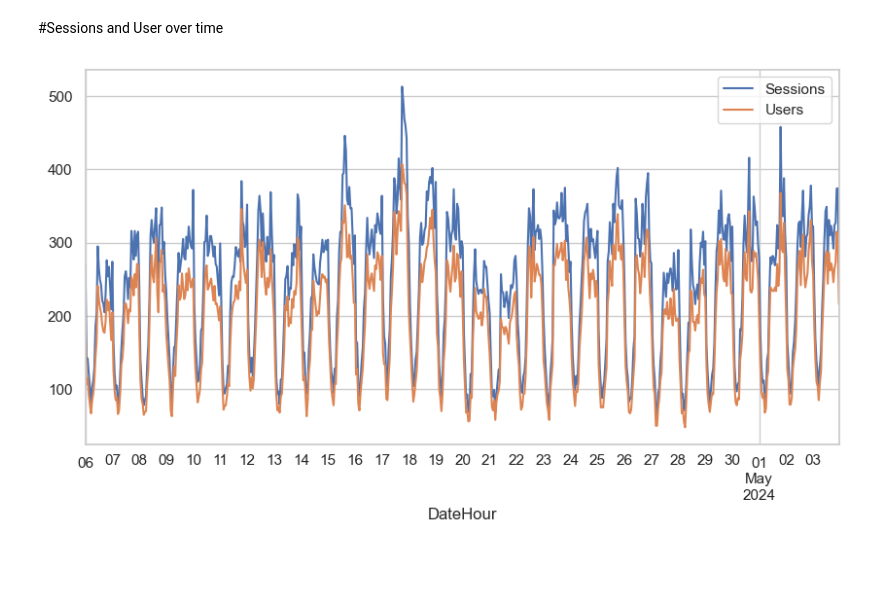
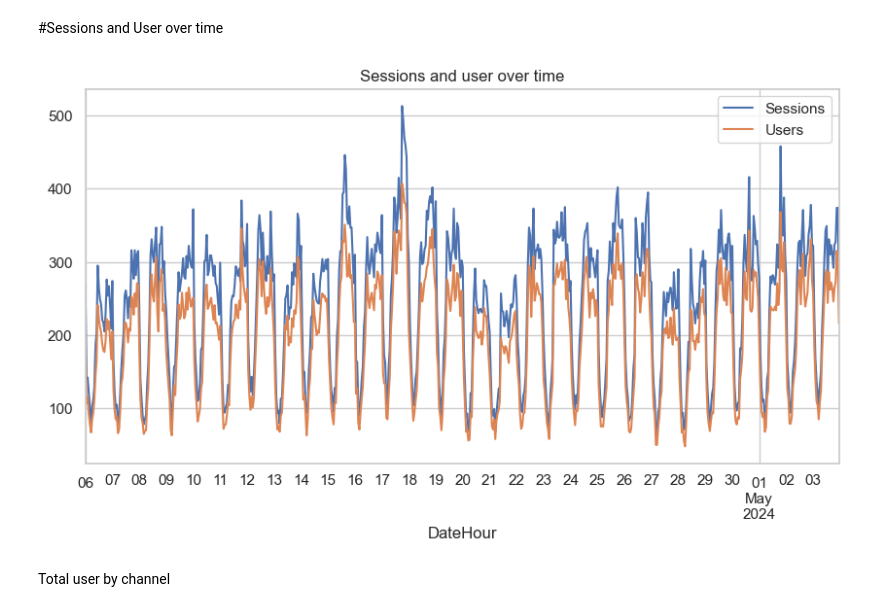
Before and after one commit to Shrilesh-Dhobale/Website-Data-Analysis, a Jupyter notebook: website performance analysis.ipynb, the cells around one changed output. Drawn from its saved outputs; the diff is of its cells as text; code cells hidden in the pictures; blank space fills up the shorter version.

```diff
--- a/website performance analysis.ipynb
+++ b/website performance analysis.ipynb
@@ -109,7 +109,10 @@ sns.set(style="whitegrid")
 # %%
 plt.figure(figsize=(10,5))
 df.groupby("DateHour")[["Sessions","Users"]].sum().plot(ax=plt.gca())
 plt.title("Sessions and user over time")
+plt.xlabel("DateHour")
 plt.show()
 # %% [output]
-[figure, old version]
+[figure, new version]
+# %% [markdown]
+Total user by channel
```
Also changed, not shown: parts of 1 cell of this notebook.
